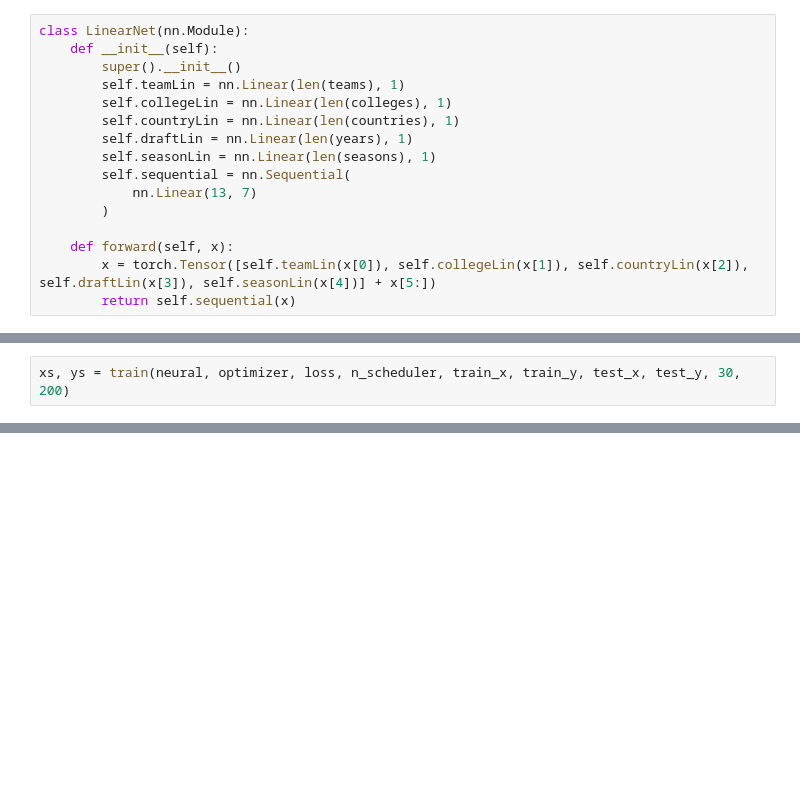
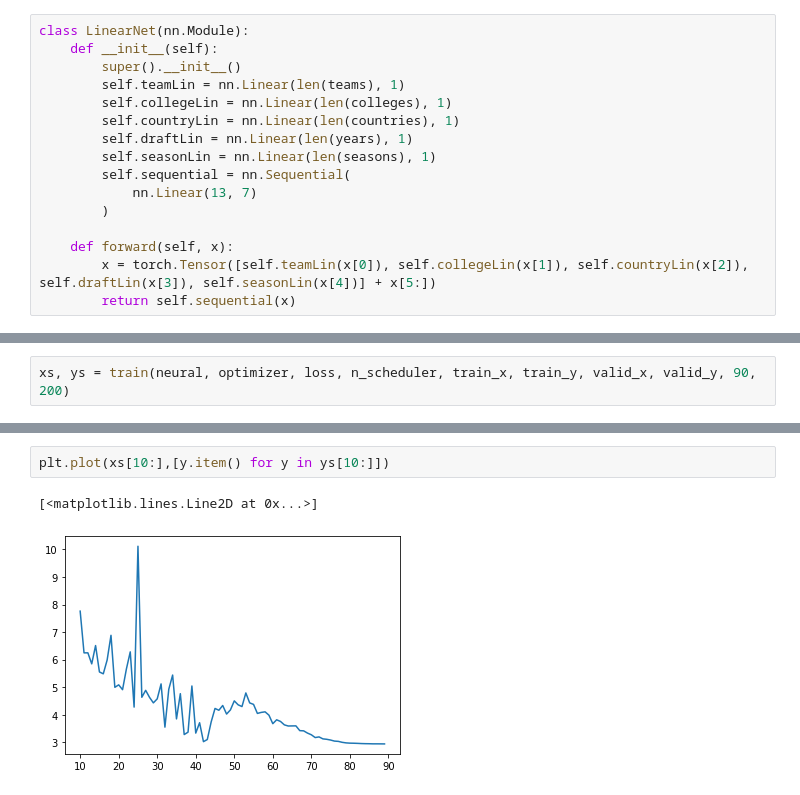
Before and after one commit to morganjng/nba-classifier, a Jupyter notebook: COMP562.ipynb, the cells around one changed output, grey strips where cells are left out. Cells and saved outputs as stored; diff of their text form; blank space fills up the shorter version.

```diff
--- a/COMP562.ipynb
+++ b/COMP562.ipynb
@@ -237,4 +240,4 @@ optimizer = optim.Adam(neural.parameters())
 n_scheduler = optim.lr_scheduler.ExponentialLR(optimizer, gamma=0.9)
 # %%
-xs, ys = train(neural, optimizer, loss, n_scheduler, train_x, train_y, test_x, test_y, 30, 200)
+xs, ys = train(neural, optimizer, loss, n_scheduler, train_x, train_y, valid_x, valid_y, 90, 200)
 # %% [output]
@@ -257,0 +261,5 @@ xs, ys = train(neural, optimizer, loss, n_scheduler, train_x, train_y, test_x, t
+# %%
+plt.plot(xs[10:],[y.item() for y in ys[10:]])
+# %% [output]
+[<matplotlib.lines.Line2D at 0x...>]
+[figure, added]
```
Also changed, not shown: parts of 12 cells of this notebook, 3 other files.
